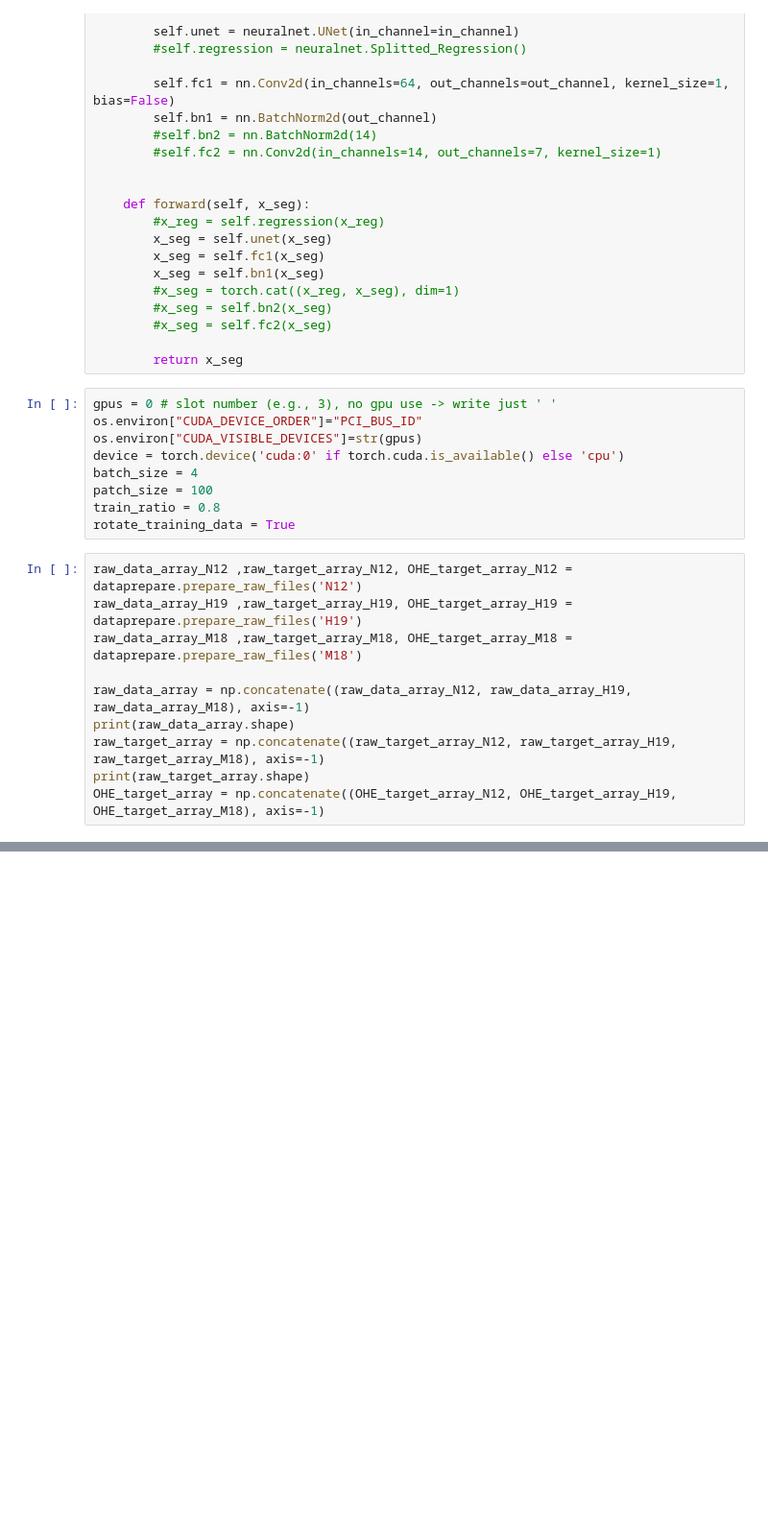
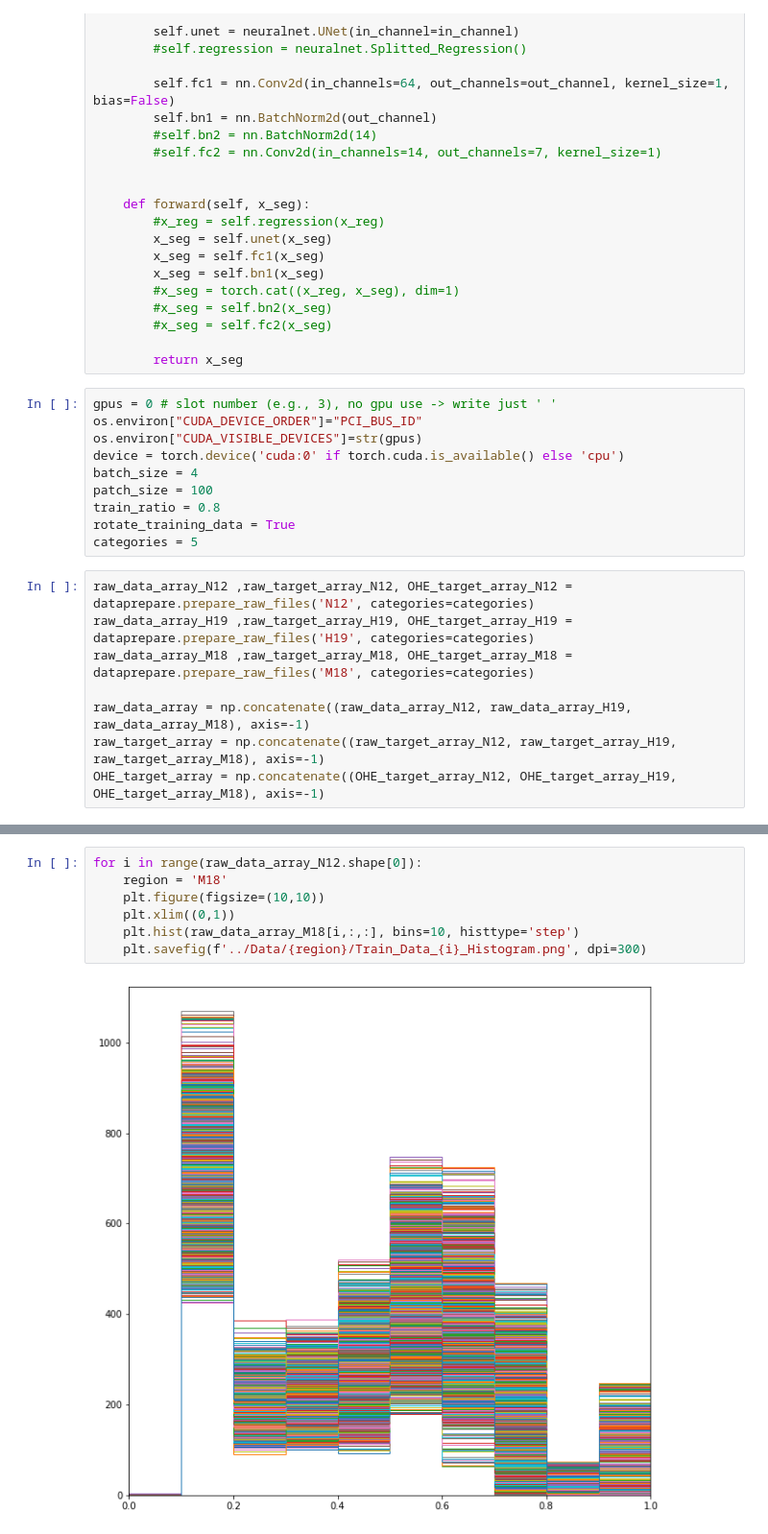
Before and after one commit to Yumbang/Codes, a Jupyter notebook: UrbanGreenSegmentation.ipynb, the cells around one changed output, grey strips where cells are left out. Shown at 96% size. Cells and saved outputs as stored; diff of their text form; blank space fills up the shorter version.

```diff
--- a/UrbanGreenSegmentation.ipynb
+++ b/UrbanGreenSegmentation.ipynb
@@ -146,13 +148,12 @@ batch_size = 4
 patch_size = 100
 train_ratio = 0.8
 rotate_training_data = True
+categories = 5
 # %%
-raw_data_array_N12 ,raw_target_array_N12, OHE_target_array_N12 = dataprepare.prepare_raw_files('N12')
-raw_data_array_H19 ,raw_target_array_H19, OHE_target_array_H19 = dataprepare.prepare_raw_files('H19')
-raw_data_array_M18 ,raw_target_array_M18, OHE_target_array_M18 = dataprepare.prepare_raw_files('M18')
+raw_data_array_N12 ,raw_target_array_N12, OHE_target_array_N12 = dataprepare.prepare_raw_files('N12', categories=categories)
+raw_data_array_H19 ,raw_target_array_H19, OHE_target_array_H19 = dataprepare.prepare_raw_files('H19', categories=categories)
+raw_data_array_M18 ,raw_target_array_M18, OHE_target_array_M18 = dataprepare.prepare_raw_files('M18', categories=categories)
 
 raw_data_array = np.concatenate((raw_data_array_N12, raw_data_array_H19, raw_data_array_M18), axis=-1)
-print(raw_data_array.shape)
 raw_target_array = np.concatenate((raw_target_array_N12, raw_target_array_H19, raw_target_array_M18), axis=-1)
-print(raw_target_array.shape)
 OHE_target_array = np.concatenate((OHE_target_array_N12, OHE_target_array_H19, OHE_target_array_M18), axis=-1)
@@ -158,0 +179,9 @@ OHE_target_array = np.concatenate((OHE_target_array_N12, OHE_target_array_H19, O
+# %%
+for i in range(raw_data_array_N12.shape[0]):
+    region = 'M18'
+    plt.figure(figsize=(10,10))
+    plt.xlim((0,1))
+    plt.hist(raw_data_array_M18[i,:,:], bins=10, histtype='step')
+    plt.savefig(f'../Data/{region}/Train_Data_{i}_Histogram.png', dpi=300)
+# %% [output]
+[figure, added]
```
Also changed, not shown: parts of 13 cells of this notebook, 5 other files.
